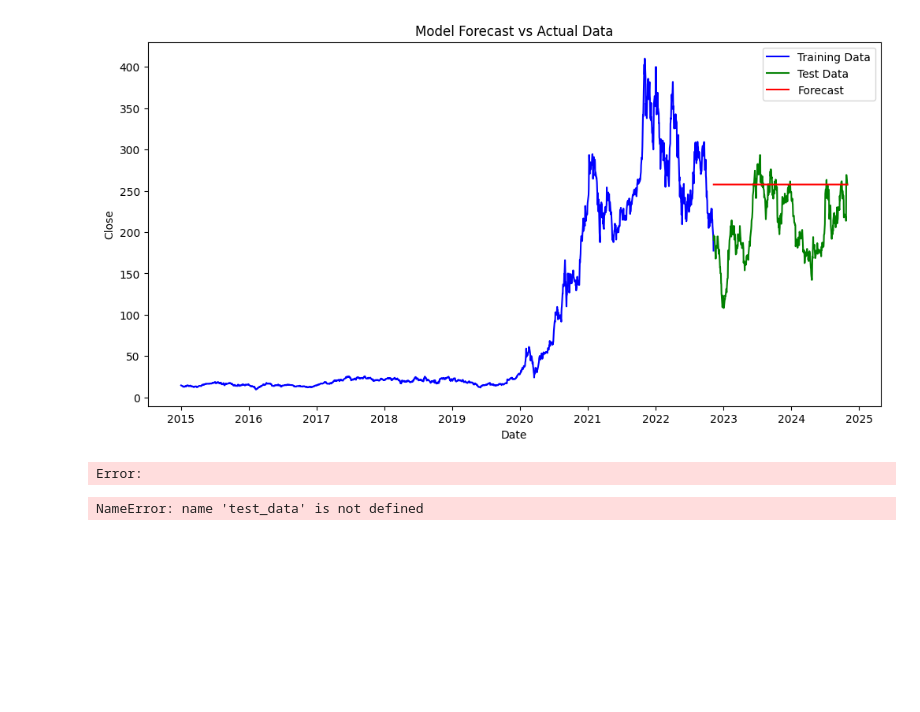
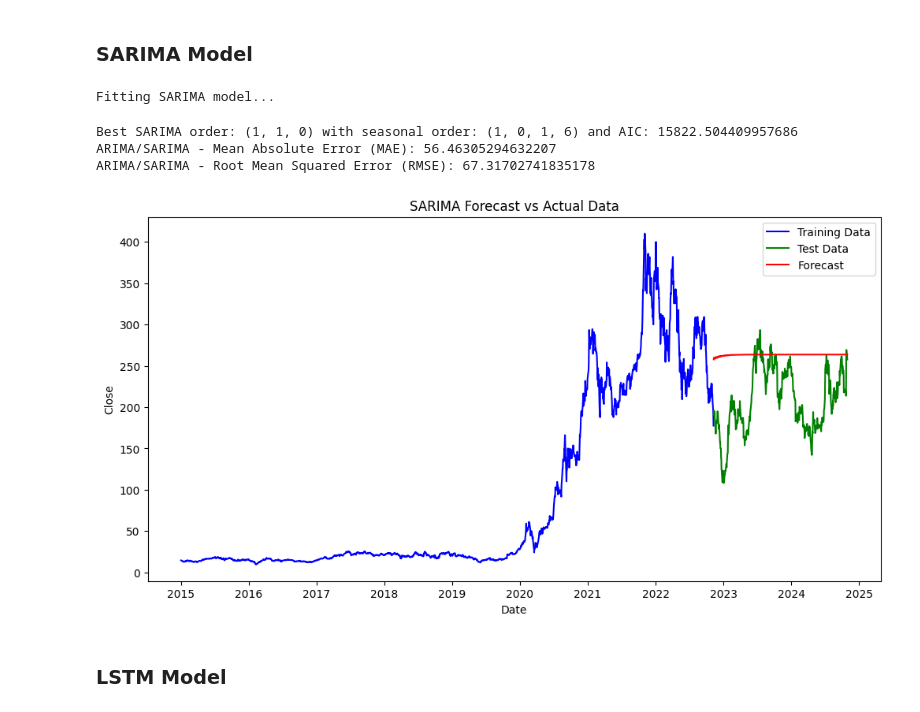
Before and after one commit to Marta233/Time_Series_Forecasting_for_Portfolio_Management, a Jupyter notebook: notebook/ML_MODEL.ipynb, the cells around one changed output. Cells and saved outputs as stored; diff of their text form; code cells hidden in the pictures; blank space fills up the shorter version.

Commit message:
model doc

```diff
--- a/notebook/ML_MODEL.ipynb
+++ b/notebook/ML_MODEL.ipynb
@@ -9,0 +17,6 @@ from sklearn.preprocessing import MinMaxScaler
+# %%
+# Initialize the processor
+processor = TimeSeriesProcessor(file_path, date_column, target_column)
+# %%
+# Load and prepare the data
+processor.load_and_prepare_data()
@@ -9,0 +51,4 @@ from sklearn.preprocessing import MinMaxScaler
+# %%
+# Split data into training and test sets
+train_size = int(len(processor.time_series) * 0.8)
+train, test = processor.time_series[:train_size], processor.time_series[train_size:]
@@ -10,6 +72,25 @@ from sklearn.preprocessing import MinMaxScaler
+# %% [markdown]
+### SARIMA Model
+# %%
+# Fit SARIMA model
+print("Fitting SARIMA model...")
+processor.grid_search_sarima(
+    p_values=[0, 1, 2],
+    d_values=[0, 1],
+    q_values=[0, 1, 2],
+    seasonal_p=[0, 1],
+    seasonal_d=[0, 1],
+    seasonal_q=[0, 1],
+    s=6
+)
+forecast_sarima = processor.evaluate_arima_sarima(test)
+# %% [output]
+Fitting SARIMA model...
+Best SARIMA order: (1, 1, 0) with seasonal order: (1, 0, 1, 6) and AIC: 15822.504409957686
+ARIMA/SARIMA - Mean Absolute Error (MAE): 56.46305294632207
+ARIMA/SARIMA - Root Mean Squared Error (RMSE): 67.31702741835178
 # %%
-# Evaluate and plot SARIMA model
-processor.evaluate_model(test, 'SARIMA')
+# Plot SARIMA results
 processor.plot_results(train, test, forecast_sarima, 'SARIMA')
 # %% [output]
-[figure, old version]
+[figure, new version]
@@ -30,6 +96,0 @@ forecast_sarima = processor.forecast(steps=len(test))
-# %%
-# Prepare data for LSTM (normalizing)
-scaler = MinMaxScaler()
-data_scaled = scaler.fit_transform(processor.time_series.values.reshape(-1, 1))
-# %% [output]
-Error:
@@ -40,5 +96,0 @@ processor.fit_lstm(data_scaled, n_steps=n_steps, epochs=200)
-# %%
-# Predict with LSTM
-lstm_predictions = processor.predict_lstm(data_scaled, n_steps=n_steps)
-# %% [output]
-NameError: name 'test_data' is not defined
@@ -50,0 +97,2 @@ forecast_lstm = pd.Series(lstm_predictions_rescaled.flatten(), index=test.index)
+# %% [markdown]
+### LSTM Model
```
Also changed, not shown: parts of 17 cells of this notebook.
